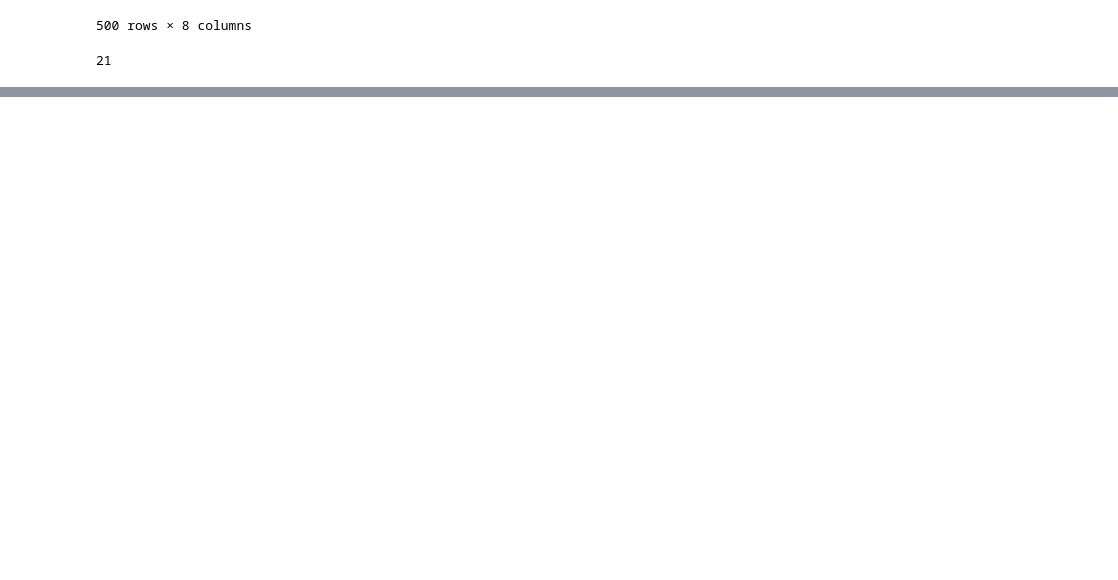
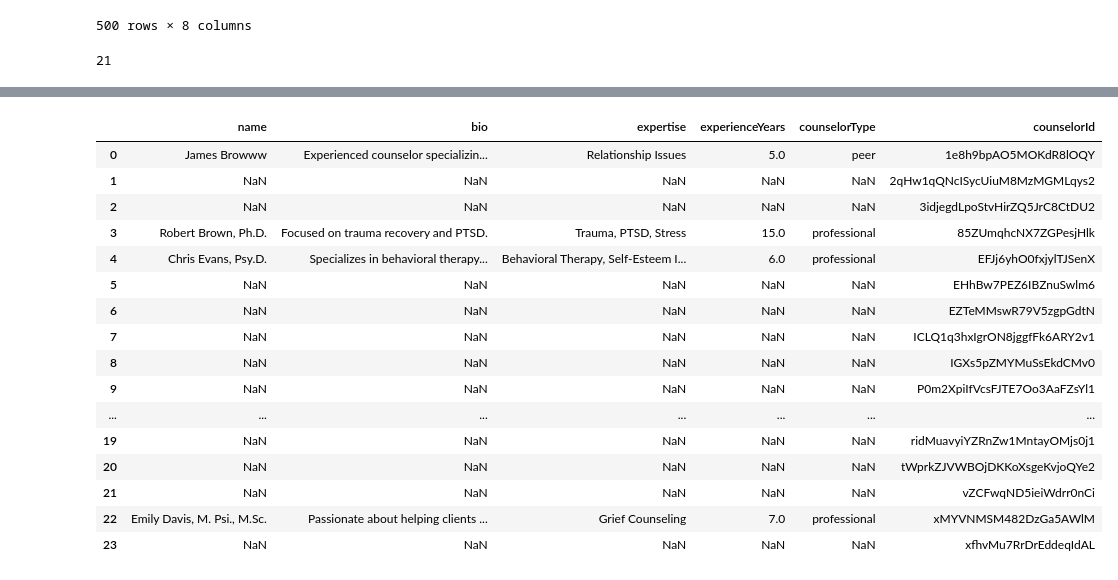
Before and after one commit to Curhat-AI/CeritaKita-Machine-Learning, a Jupyter notebook: recommendation-konselor-knowledge-base/recommendation-systems-knowledge.ipynb, the cells around one changed output, grey strips where cells are left out. Cells and saved outputs as stored; diff of their text form; code cells hidden in the pictures; blank space fills up the shorter version.

```diff
--- a/recommendation-konselor-knowledge-base/recommendation-systems-knowledge.ipynb
+++ b/recommendation-konselor-knowledge-base/recommendation-systems-knowledge.ipynb
@@ -101,0 +135,37 @@ user_dummy
+# %%
+users = list(db.collection('users').stream())
+users_id = list(map(lambda x: x.id, users))
+users_dict = list(map(lambda x: x.to_dict(), users))
+# print(users_dict)
+df_user = pd.DataFrame(users_dict)
+df_user['user_id'] = users_id
+# df_user
+data = df_user['counselorDetails']
+# data = data.replace(np.nan, {"a": "b"}, regex=True)
+data = data.where(data.notna(), lambda x: [{}])
+data
+# data.to_list()
+# data = data.apply(lambda x:str(x))
+df_counselour_details = pd.DataFrame.from_dict(data.to_list())
+df_counselour_details['counselorId'] = df_user['user_id']
+df_counselour_details
+# df_user
+# print(users_id)
+# %% [output]
+|  | name | bio | expertise | experienceYears | counselorType | counselorId |
+| 0 | James Browww | Experienced counselor specializin... | Relationship Issues | 5.0 | peer | 1e8h9bpAO5MOKdR8lOQY |
+| 1 | NaN | NaN | NaN | NaN | NaN | 2qHw1qQNcISycUiuM8MzMGMLqys2 |
+| 2 | NaN | NaN | NaN | NaN | NaN | 3idjegdLpoStvHirZQ5JrC8CtDU2 |
+| 3 | Robert Brown, Ph.D. | Focused on trauma recovery and PTSD. | Trauma, PTSD, Stress | 15.0 | professional | 85ZUmqhcNX7ZGPesjHlk |
+| 4 | Chris Evans, Psy.D. | Specializes in behavioral therapy... | Behavioral Therapy, Self-Esteem I... | 6.0 | professional | EFJj6yhO0fxjylTJSenX |
+| 5 | NaN | NaN | NaN | NaN | NaN | EHhBw7PEZ6IBZnuSwlm6 |
+| 6 | NaN | NaN | NaN | NaN | NaN | EZTeMMswR79V5zgpGdtN |
+| 7 | NaN | NaN | NaN | NaN | NaN | ICLQ1q3hxIgrON8jggfFk6ARY2v1 |
+| 8 | NaN | NaN | NaN | NaN | NaN | IGXs5pZMYMuSsEkdCMv0 |
+| 9 | NaN | NaN | NaN | NaN | NaN | P0m2XpiIfVcsFJTE7Oo3AaFZsYl1 |
+| ... | ... | ... | ... | ... | ... | ... |
+| 19 | NaN | NaN | NaN | NaN | NaN | ridMuavyiYZRnZw1MntayOMjs0j1 |
+| 20 | NaN | NaN | NaN | NaN | NaN | tWprkZJVWBOjDKKoXsgeKvjoQYe2 |
+| 21 | NaN | NaN | NaN | NaN | NaN | vZCFwqND5ieiWdrr0nCi |
+| 22 | Emily Davis, M. Psi., M.Sc. | Passionate about helping clients ... | Grief Counseling | 7.0 | professional | xMYVNMSM482DzGa5AWlM |
+| 23 | NaN | NaN | NaN | NaN | NaN | xfhvMu7RrDrEddeqIdAL |
```
Also changed, not shown: parts of 10 cells of this notebook.
